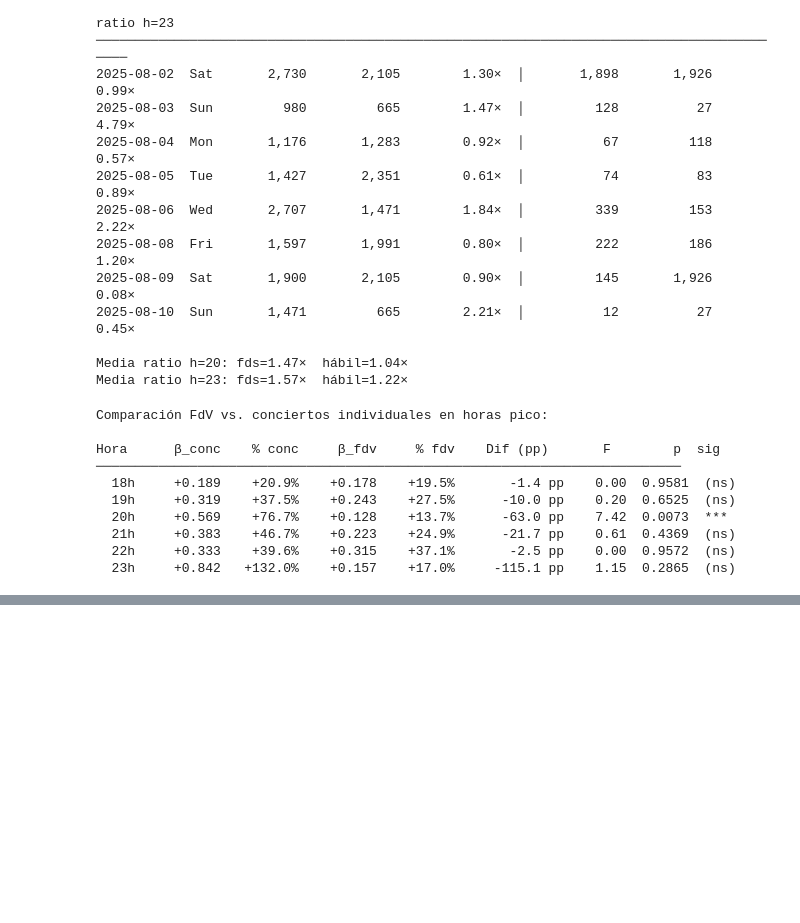
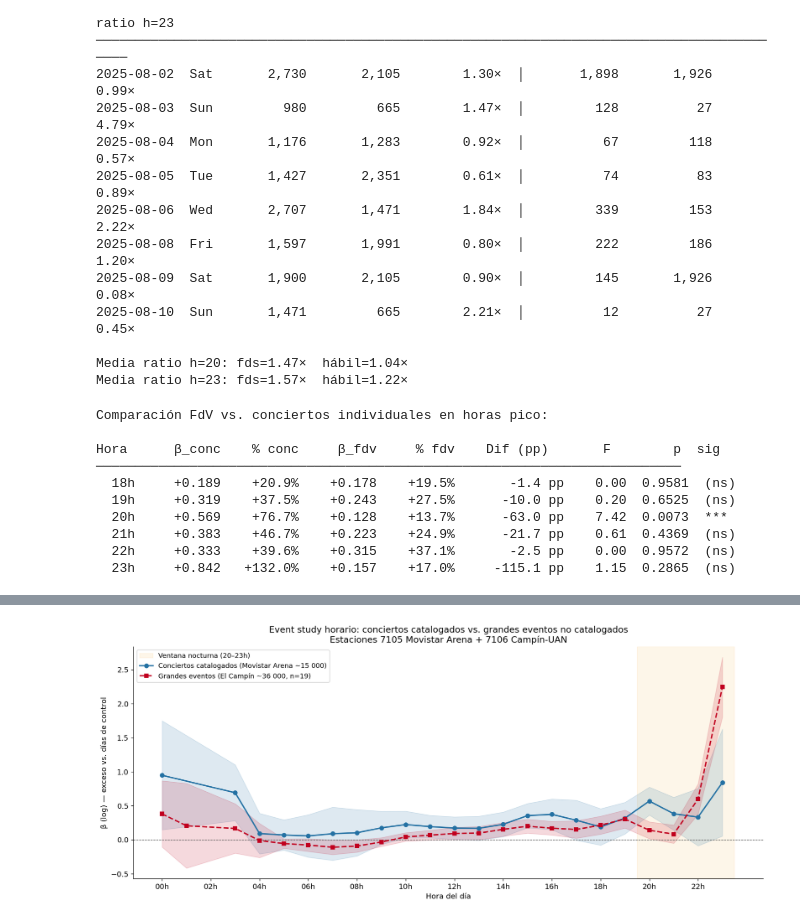
Before and after one commit to 6odoy/transmilenio-project, a Jupyter notebook: notebooks/1.04-ae-campin-event-study.ipynb, the cells around one changed output, grey strips where cells are left out. Drawn from its saved outputs; the diff is of its cells as text; code cells hidden in the pictures; blank space fills up the shorter version.

```diff
--- a/notebooks/1.04-ae-campin-event-study.ipynb
+++ b/notebooks/1.04-ae-campin-event-study.ipynb
@@ -994,0 +1080,98 @@ El FdV muestra un patrón radicalmente distinto a los conciertos individuales:
+# %%
+# --- Construir panel de grandes eventos ---
+grandes_dates = list(grandes_ev.fecha.dt.strftime('%Y-%m-%d'))
+
+ctrl_ge = {}
+for d_str in grandes_dates:
+    d_ts  = pd.to_datetime(d_str)
+    dow_ge = d_ts.dayofweek
+    candidates = [
+        dd for dd in all_dates
+        if dd.dayofweek == dow_ge
+        and dd != d_ts
+        and dd.strftime('%Y-%m-%d') not in TODOS_EVENTOS
+        and dd.strftime('%Y-%m-%d') not in FESTIVOS
+    ]
+    candidates.sort(key=lambda x: abs((x - d_ts).days))
+    ctrl_ge[d_str] = [c.strftime('%Y-%m-%d') for c in candidates[:5]]
+
+ctrl_ge_flat = sorted({d for dates in ctrl_ge.values() for d in dates})
+
+ev_rows_ge  = [load_hourly(d, TRAT_P) for d in grandes_dates]
+ct_rows_ge  = [load_hourly(d, TRAT_P) for d in ctrl_ge_flat]
+
+df_ev_ge = pd.concat(ev_rows_ge, ignore_index=True); df_ev_ge['event_d'] = 1
+df_ct_ge = pd.concat(ct_rows_ge, ignore_index=True); df_ct_ge['event_d'] = 0
+
+panel_ge = pd.concat([df_ev_ge, df_ct_ge], ignore_index=True)
+panel_ge['log_total'] = np.log(panel_ge.total.clip(lower=1))
+panel_ge['cod_str']   = panel_ge.codigo_estacion.astype(str)
+panel_ge['fecha']     = pd.to_datetime(panel_ge.fecha)
+
+print(f"Panel grandes eventos: {len(panel_ge):,} obs "
+      f"(evento: {panel_ge.event_d.sum():,}, control: {(panel_ge.event_d==0).sum():,})")
+
+# --- Event study hora a hora ---
+def run_event_study(panel_df, label):
+    betas = []
+    for h in range(24):
+        sub = panel_df[panel_df.hora_int == h].copy()
+        if sub.event_d.nunique() < 2 or sub.event_d.sum() < 3:
+            betas.append({'h': h, 'b': np.nan, 'lo': np.nan, 'hi': np.nan, 'p': np.nan})
+            continue
+        try:
+            mod = smf.ols('log_total ~ event_d + C(cod_str)', data=sub).fit()
+            b   = mod.params['event_d']
+            ci  = mod.conf_int().loc['event_d']
+            betas.append({'h': h, 'b': b, 'lo': ci[0], 'hi': ci[1], 'p': mod.pvalues['event_d']})
+        except Exception:
+            betas.append({'h': h, 'b': np.nan, 'lo': np.nan, 'hi': np.nan, 'p': np.nan})
+    return pd.DataFrame(betas).assign(grupo=label)
+
+# Reusar panel_p (conciertos, ya en scope) y nuevo panel_ge
+panel_p2 = panel[panel.codigo_estacion.isin(TRAT_P)].copy()
+panel_p2['cod_str'] = panel_p2.codigo_estacion.astype(str)
+
+betas_conc = run_event_study(panel_p2,  f'Conciertos catalogados (n={len(CONCIERTOS)})')
+betas_ge   = run_event_study(panel_ge,  f'Grandes eventos (n={len(grandes_dates)})')
+
+# --- Figura comparativa ---
+fig, ax = plt.subplots(figsize=(14, 6))
+
+ax.axhline(0, color='#555', lw=0.8, ls='--')
+ax.axvspan(19.5, 23.5, alpha=0.09, color='#f39c12', label='Ventana nocturna (20–23h)')
+
+specs = [
+    (betas_conc, '#2471A3', 'o-',  'Conciertos catalogados (Movistar Arena ~15 000)'),
+    (betas_ge,   TM_ROJO,  's--', f'Grandes eventos (El Campín ~36 000, n={len(grandes_dates)})'),
+]
+
+for df_b, color, style, lbl in specs:
+    df_b2 = df_b.dropna(subset=['b'])
+    ax.fill_between(df_b2.h, df_b2.lo, df_b2.hi, color=color, alpha=0.15)
+    ax.plot(df_b2.h, df_b2.b, style, color=color, lw=2, ms=6, label=lbl)
+
+ax.set_xticks(range(0, 24, 2))
+ax.set_xticklabels([f'{h:02d}h' for h in range(0, 24, 2)])
+ax.set_xlabel('Hora del día')
+ax.set_ylabel('β (log) — exceso vs. días de control')
+ax.set_title('Event study horario: conciertos catalogados vs. grandes eventos no catalogados\nEstaciones 7105 Movistar Arena + 7106 Campín-UAN')
+ax.legend(fontsize=10)
+
+fig.tight_layout()
+fig.savefig(PROJ / 'reports/figures/campin_conciertos_vs_grandes_eventos.png', bbox_inches='tight')
+plt.show()
+
+# --- Tabla resumen ---
+print()
+print(f"{'Grupo':<45} {'β h=20':>8} {'β h=23':>8} {'% h=23':>9} {'n_eventos':>10}")
+print("-" * 80)
+for df_b, lbl, n in [(betas_conc, 'Conciertos', len(CONCIERTOS)),
+                     (betas_ge,   'Grandes eventos', len(grandes_dates))]:
+    row20 = df_b[df_b.h == 20].iloc[0] if len(df_b[df_b.h == 20]) > 0 else None
+    row23 = df_b[df_b.h == 23].iloc[0] if len(df_b[df_b.h == 23]) > 0 else None
+    b20  = row20['b']  if row20 is not None else np.nan
+    b23  = row23['b']  if row23 is not None else np.nan
+    pct23 = (np.exp(b23) - 1) * 100 if not np.isnan(b23) else np.nan
+    print(f"  {lbl:<43} {b20:>8.3f} {b23:>8.3f} {pct23:>+8.1f}% {n:>10}")
+# %% [output]
@@ -994,0 +1179 @@ El FdV muestra un patrón radicalmente distinto a los conciertos individuales:
+[figure, added]
```
Also changed, not shown: parts of 7 cells of this notebook, 17 other files.
